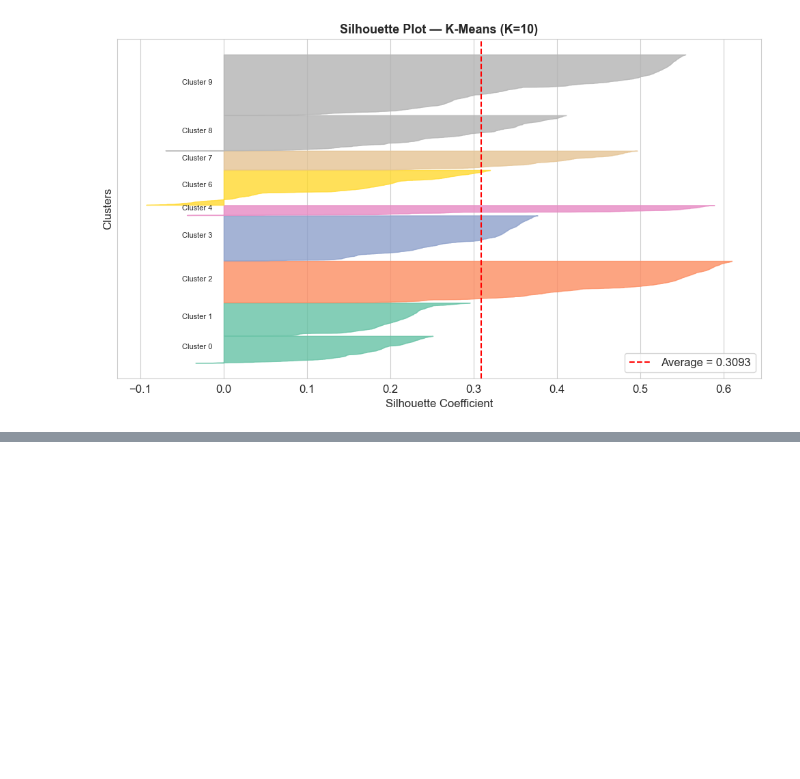
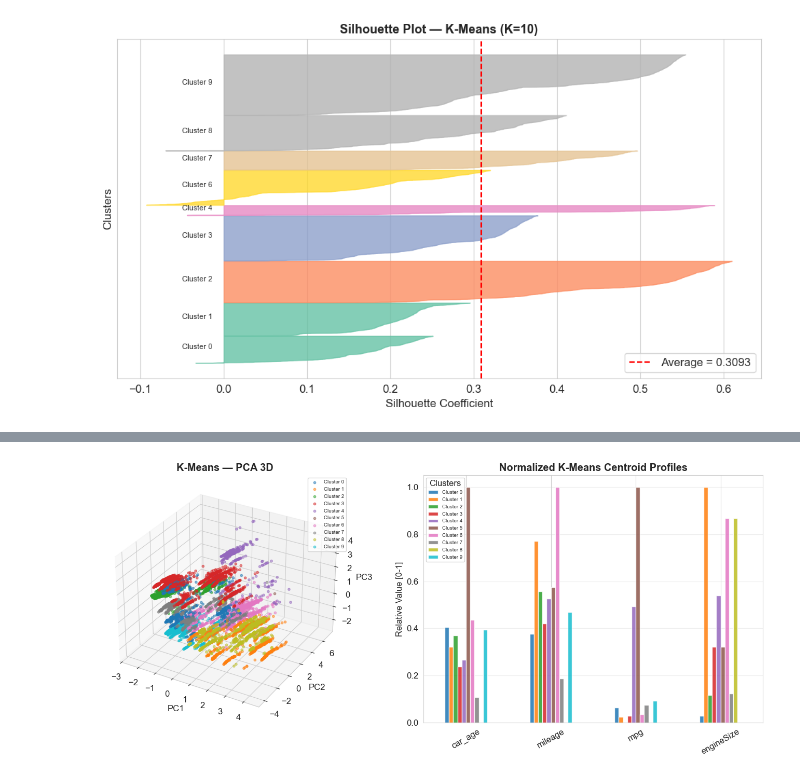
Before and after one commit to ErinaTernava/AutoValue, a Jupyter notebook: notebooks/clustering.ipynb, the cells around one changed output, grey strips where cells are left out. Saved outputs shown, nothing was run; the diff lists cells and outputs as text; code cells hidden in the pictures; blank space fills up the shorter version.

```diff
--- a/notebooks/clustering.ipynb
+++ b/notebooks/clustering.ipynb
@@ -1134,0 +1223,90 @@ Creating silhouette plot
+# %%
+print('Creating 3D PCA visualization and centroid profile')
+
+PLOT_SAMPLE_SIZE = 10000
+
+if len(X_scaled) > PLOT_SAMPLE_SIZE:
+    plot_indices = np.random.choice(
+        len(X_scaled),
+        size=PLOT_SAMPLE_SIZE,
+        replace=False
+    )
+
+    X_pca_3d_plot = X_pca_3d[plot_indices]
+    labels_kmeans_plot = labels_kmeans[plot_indices]
+
+else:
+    X_pca_3d_plot = X_pca_3d
+    labels_kmeans_plot = labels_kmeans
+
+fig = plt.figure(figsize=(14, 6))
+
+ax1 = fig.add_subplot(121, projection='3d')
+
+cmap_3d = plt.get_cmap('tab10')
+
+for k in range(OPTIMAL_K):
+    mask = labels_kmeans_plot == k
+
+    ax1.scatter(
+        X_pca_3d_plot[mask, 0],
+        X_pca_3d_plot[mask, 1],
+        X_pca_3d_plot[mask, 2],
+        c=[cmap_3d(k / OPTIMAL_K)],
+        label=f'Cluster {k}',
+        s=10,
+        alpha=0.5
+    )
+
+ax1.set_title('K-Means — PCA 3D', fontweight='bold')
+ax1.set_xlabel('PC1')
+ax1.set_ylabel('PC2')
+ax1.set_zlabel('PC3')
+ax1.legend(fontsize=7)
+
+ax2 = fig.add_subplot(122)
+
+centroids_df = pd.DataFrame(
+    scaler.inverse_transform(kmeans_final.cluster_centers_),
+    columns=ALL_FEATURES
+)
+
+centroids_df.index = [f'Cluster {i}' for i in range(OPTIMAL_K)]
+
+centroids_norm = centroids_df[NUMERICAL_FEATURES].copy()
+
+for col in NUMERICAL_FEATURES:
+    value_range = centroids_norm[col].max() - centroids_norm[col].min()
+
+    if value_range > 0:
+        centroids_norm[col] = (
+            centroids_norm[col] - centroids_norm[col].min()
+        ) / value_range
+
+centroids_norm.T.plot(
+    kind='bar',
+    ax=ax2,
+    colormap='tab10',
+    edgecolor='white',
+    alpha=0.85
+)
+
+ax2.set_title('Normalized K-Means Centroid Profiles', fontweight='bold')
+ax2.set_ylabel('Relative Value [0-1]')
+ax2.tick_params(axis='x', rotation=30)
+ax2.legend(title='Clusters', fontsize=7)
+ax2.grid(True, alpha=0.3, axis='y')
+
+plt.tight_layout()
+
+plt.savefig(
+    'plots/pca3d_centroids.png',
+    dpi=150,
+    bbox_inches='tight'
+)
+
+plt.show()
+
+print('\nK-Means Centroids - Original Scale:')
+print(centroids_df[NUMERICAL_FEATURES].round(2).to_string())
+# %% [output]
@@ -1134,0 +1314 @@ Creating silhouette plot
+[figure, added]
```
Also changed, not shown: parts of 2 cells of this notebook, 2 other files.
